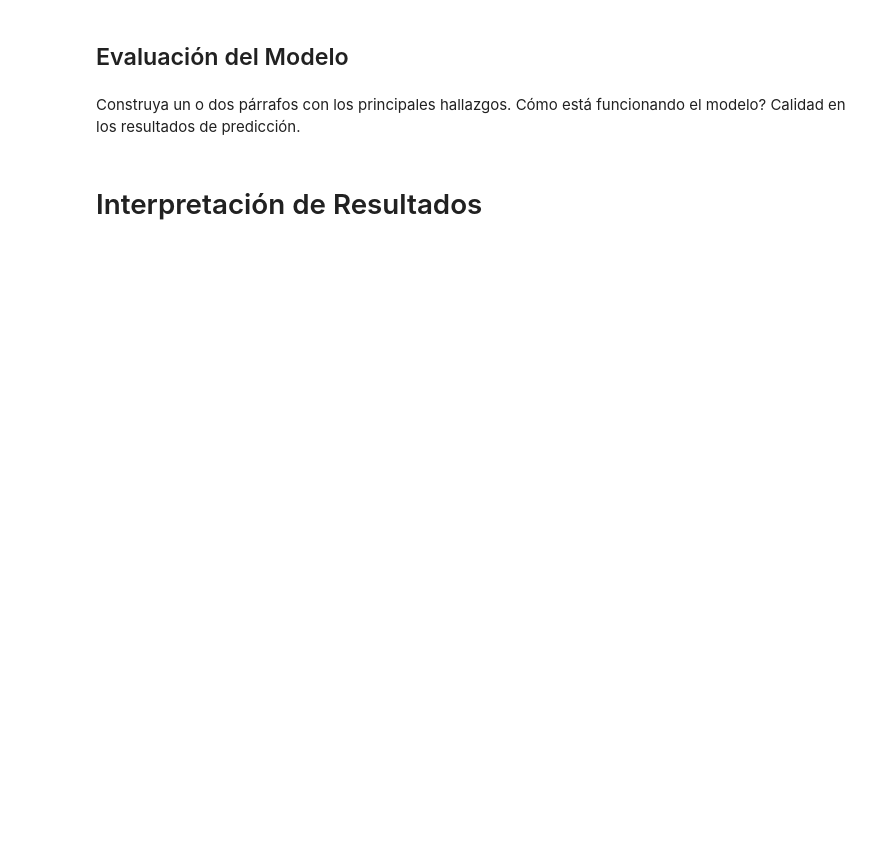
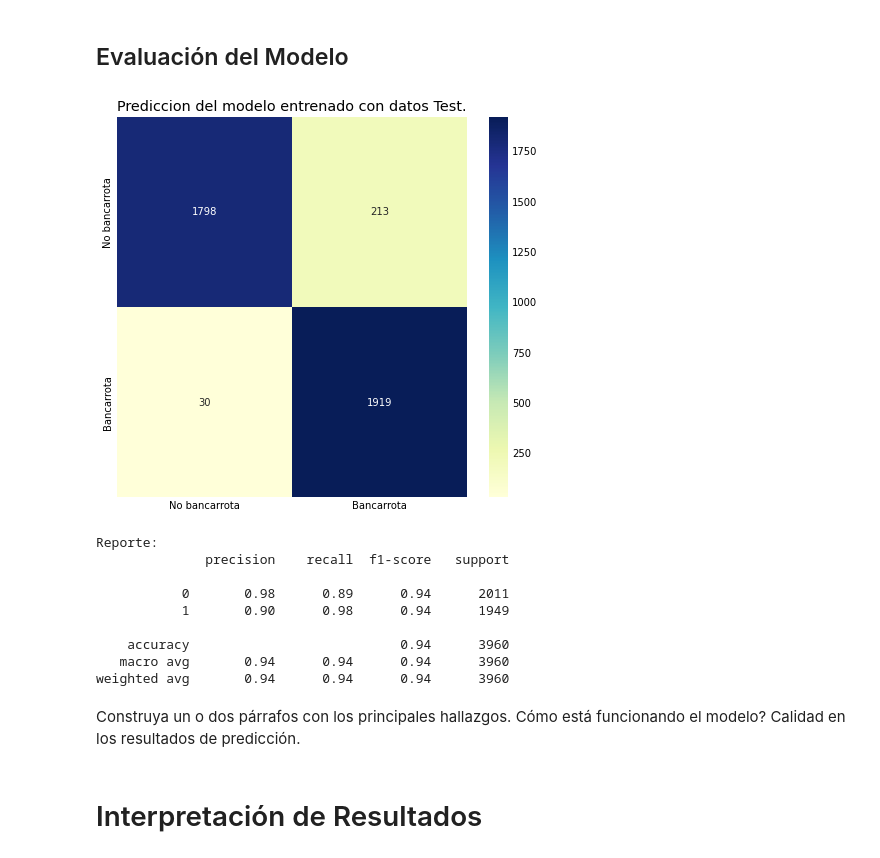
Before and after one commit to xagranda99/PopQuizGrupo8, a Jupyter notebook: [NRC_6262]_XavierGranda_PopQuiz1.ipynb, the cells around one changed output. Saved outputs shown, nothing was run; the diff lists cells and outputs as text; code cells hidden in the pictures; blank space fills up the shorter version.

Commit message:
V2
Datos entrenados

```diff
--- a/[NRC_6262]_XavierGranda_PopQuiz1.ipynb
+++ b/[NRC_6262]_XavierGranda_PopQuiz1.ipynb
@@ -232,5 +230,5 @@ ann.compile(
 # %%
 #Entrenamiento
 
-"""Se realiza """
-model.fit(x_train,y_train,epochs=200)
+"""Se realiza el entrenamiento del modelo con la funcion fit() y las variables creadas anteriormente"""
+ann.fit(x_train,y_train,epochs=50)
@@ -239,5 +262,38 @@ model.fit(x_train,y_train,epochs=200)
 # %% [markdown]
 ## Evaluación del Modelo
+# %%
+
+def predict(model,x):
+    pred  = ann.predict(x)
+    pred[pred >= 0.5] = 1
+    pred[pred < 0.5] = 0
+    return pred
+
+def predict_graph(y_true,y_pred,title):
+    cm = confusion_matrix(y_true,y_pred)
+    plt.figure(figsize=(7,7))
+    sns.heatmap(cm,annot=True,fmt='g',cmap="YlGnBu",
+                xticklabels=['No bancarrota','Bancarrota'],yticklabels=['No bancarrota','Bancarrota'])
+    plt.title(title)
+    plt.show()
+
+    print("\n")
+    print("Reporte:")
+    print(classification_report(y_true,y_pred))
+# %%
+y_test_pred = predict(ann,x_test)
+predict_graph(y_test,y_test_pred,'Prediccion del modelo entrenado con datos Test.')
+# %% [output]
+[figure, added]
+Reporte:
+              precision    recall  f1-score   support
+
+           0       0.98      0.89      0.94      2011
+           1       0.90      0.98      0.94      1949
+
+    accuracy                           0.94      3960
+   macro avg       0.94      0.94      0.94      3960
+weighted avg       0.94      0.94      0.94      3960
 # %% [markdown]
 Construya un o dos párrafos con los principales hallazgos. Cómo está funcionando el modelo? Calidad en los resultados de predicción.
 # %% [markdown]
```
Also changed, not shown: parts of 5 cells of this notebook.
